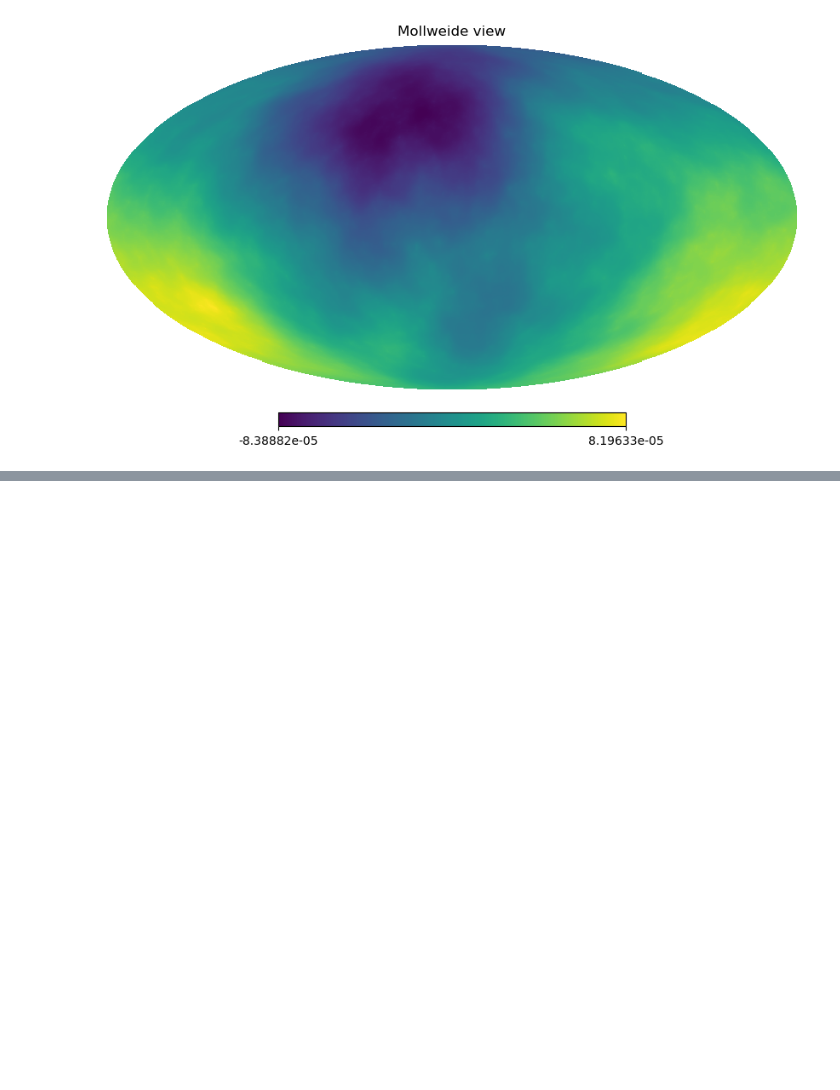
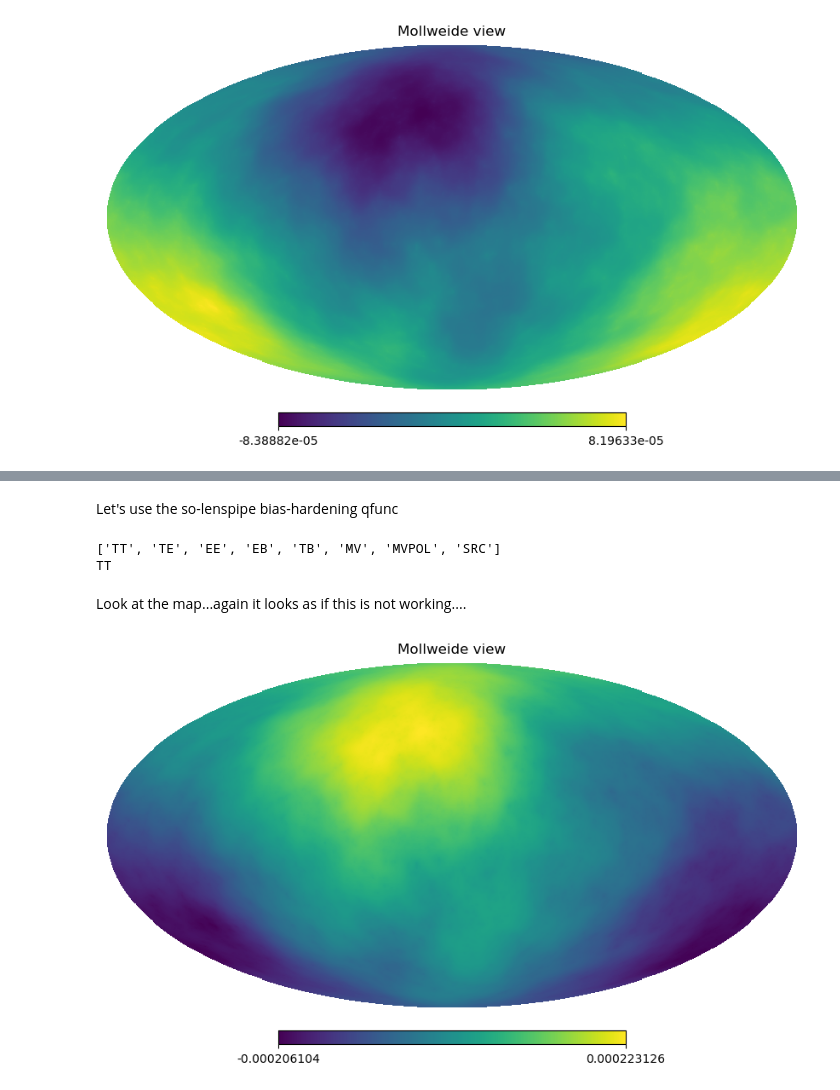
Before and after one commit to simonsobs/fgbias, a Jupyter notebook: examples/bh_test.ipynb, the cells around one changed output, grey strips where cells are left out. Drawn from its saved outputs; the diff is of its cells as text; code cells hidden in the pictures; blank space fills up the shorter version.

```diff
--- a/examples/bh_test.ipynb
+++ b/examples/bh_test.ipynb
@@ -182,0 +152,22 @@ ax.set_yscale('log')
+# %% [markdown]
+Let's use the so-lenspipe bias-hardening qfunc
+# %%
+import solenspipe
+
+qfunc_psh = solenspipe.get_qfunc(
+                px, ucls, mlmax, "TT", est2='SRC', Al1=norm_lens,
+                Al2=norm_src, R12=R_src_tt)
+#This expects (T,E,B) but can just use zeros for E and B
+phi_psh = qfunc_psh( (fg_alm_filtered, np.zeros_like(fg_alm_filtered), np.zeros_like(fg_alm_filtered)),
+                    (fg_alm_filtered, np.zeros_like(fg_alm_filtered), np.zeros_like(fg_alm_filtered)) )[0] #take the gradient leg
+# %% [output]
+['TT', 'TE', 'EE', 'EB', 'TB', 'MV', 'MVPOL', 'SRC']
+TT
+# %% [markdown]
+Look at the map...again it looks as if this is not working....
+# %%
+%matplotlib inline
+
+hp.mollview(hp.alm2map(phi_psh, nside=1024))
+# %% [output]
+[figure, added]
```
Also changed, not shown: parts of 19 cells of this notebook.
